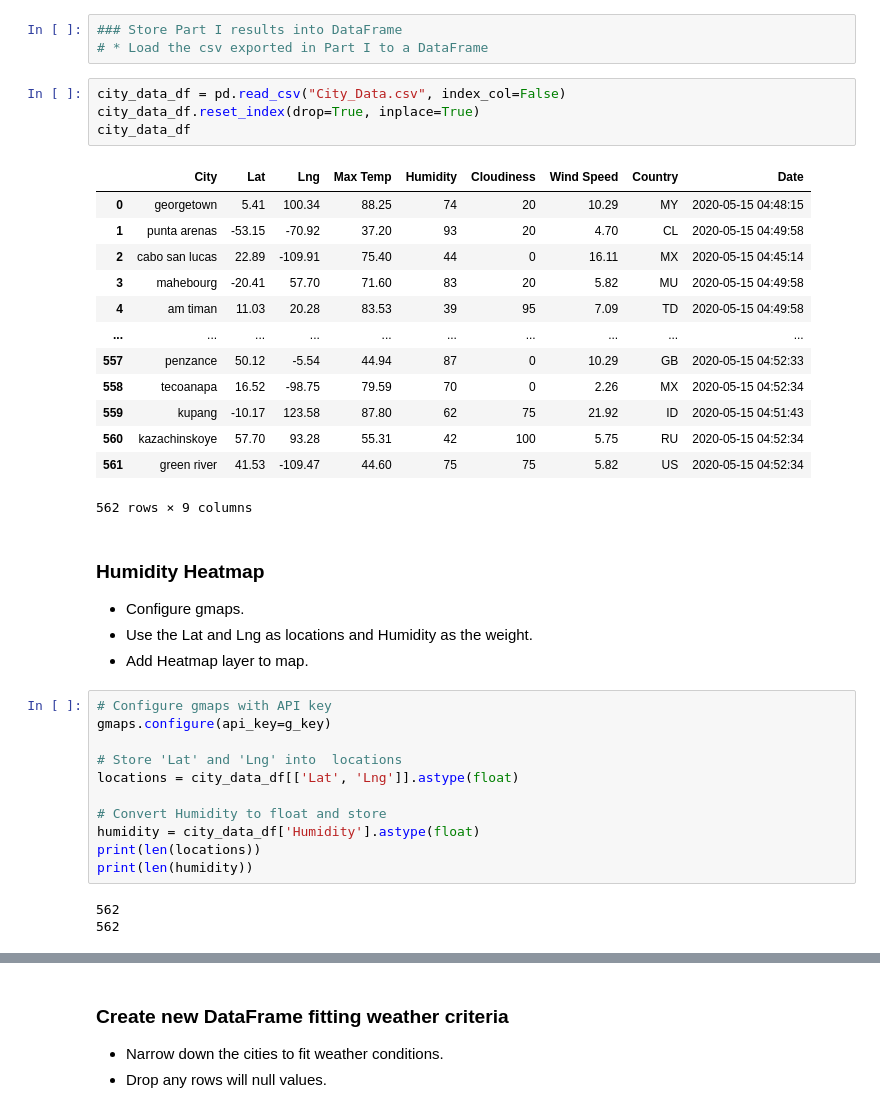
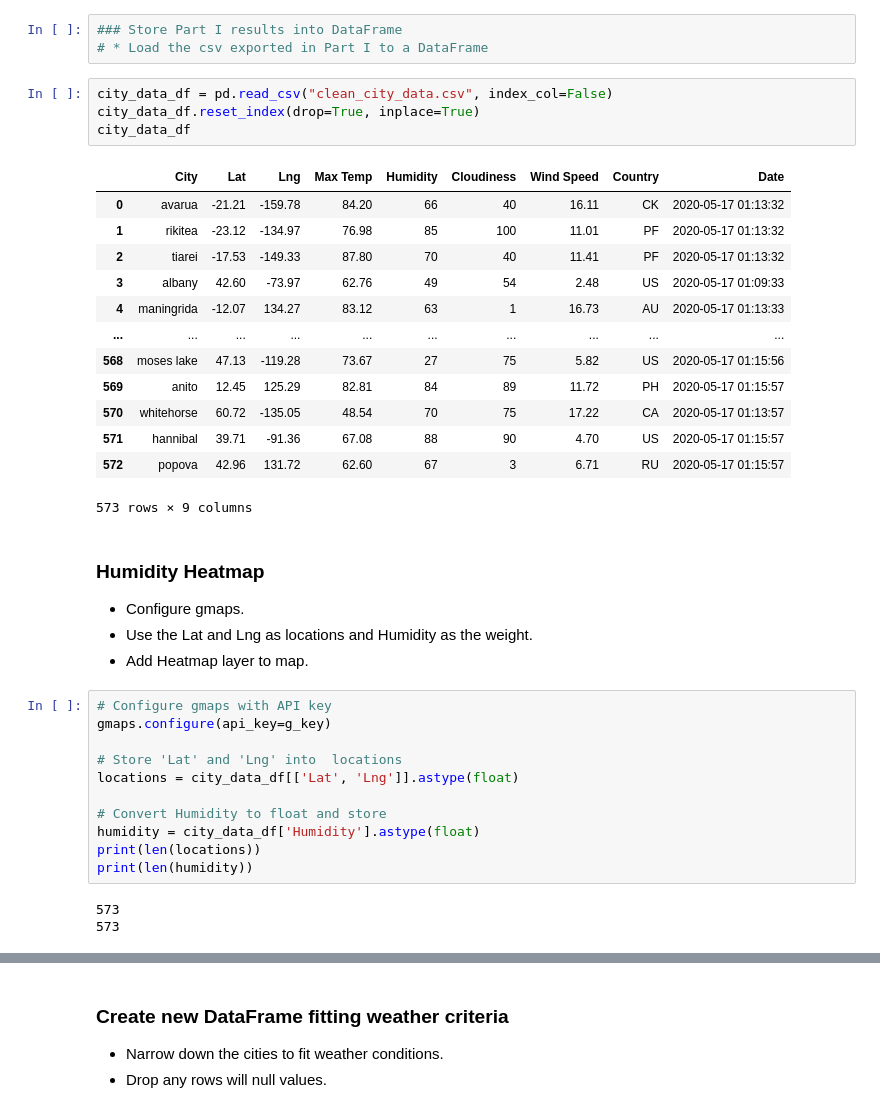
Before and after one commit to analyst-dave/HW6-API, a Jupyter notebook: VacationPy.ipynb, the cells around one changed output, grey strips where cells are left out. Saved outputs shown, nothing was run; the diff lists cells and outputs as text.

```diff
--- a/VacationPy.ipynb
+++ b/VacationPy.ipynb
@@ -21,23 +21,23 @@ from api_keys import g_key
 ### Store Part I results into DataFrame
 # * Load the csv exported in Part I to a DataFrame
 # %%
-city_data_df = pd.read_csv("City_Data.csv", index_col=False)
+city_data_df = pd.read_csv("clean_city_data.csv", index_col=False)
 city_data_df.reset_index(drop=True, inplace=True)
 city_data_df
 # %% [output]
 |  | City | Lat | Lng | Max Temp | Humidity | Cloudiness | Wind Speed | Country | Date |
-| 0 | georgetown | 5.41 | 100.34 | 88.25 | 74 | 20 | 10.29 | MY | 2020-05-15 04:48:15 |
-| 1 | punta arenas | -53.15 | -70.92 | 37.20 | 93 | 20 | 4.70 | CL | 2020-05-15 04:49:58 |
-| 2 | cabo san lucas | 22.89 | -109.91 | 75.40 | 44 | 0 | 16.11 | MX | 2020-05-15 04:45:14 |
-| 3 | mahebourg | -20.41 | 57.70 | 71.60 | 83 | 20 | 5.82 | MU | 2020-05-15 04:49:58 |
-| 4 | am timan | 11.03 | 20.28 | 83.53 | 39 | 95 | 7.09 | TD | 2020-05-15 04:49:58 |
+| 0 | avarua | -21.21 | -159.78 | 84.20 | 66 | 40 | 16.11 | CK | 2020-05-17 01:13:32 |
+| 1 | rikitea | -23.12 | -134.97 | 76.98 | 85 | 100 | 11.01 | PF | 2020-05-17 01:13:32 |
+| 2 | tiarei | -17.53 | -149.33 | 87.80 | 70 | 40 | 11.41 | PF | 2020-05-17 01:13:32 |
+| 3 | albany | 42.60 | -73.97 | 62.76 | 49 | 54 | 2.48 | US | 2020-05-17 01:09:33 |
+| 4 | maningrida | -12.07 | 134.27 | 83.12 | 63 | 1 | 16.73 | AU | 2020-05-17 01:13:33 |
 | ... | ... | ... | ... | ... | ... | ... | ... | ... | ... |
-| 557 | penzance | 50.12 | -5.54 | 44.94 | 87 | 0 | 10.29 | GB | 2020-05-15 04:52:33 |
-| 558 | tecoanapa | 16.52 | -98.75 | 79.59 | 70 | 0 | 2.26 | MX | 2020-05-15 04:52:34 |
-| 559 | kupang | -10.17 | 123.58 | 87.80 | 62 | 75 | 21.92 | ID | 2020-05-15 04:51:43 |
-| 560 | kazachinskoye | 57.70 | 93.28 | 55.31 | 42 | 100 | 5.75 | RU | 2020-05-15 04:52:34 |
-| 561 | green river | 41.53 | -109.47 | 44.60 | 75 | 75 | 5.82 | US | 2020-05-15 04:52:34 |
+| 568 | moses lake | 47.13 | -119.28 | 73.67 | 27 | 75 | 5.82 | US | 2020-05-17 01:15:56 |
+| 569 | anito | 12.45 | 125.29 | 82.81 | 84 | 89 | 11.72 | PH | 2020-05-17 01:15:57 |
+| 570 | whitehorse | 60.72 | -135.05 | 48.54 | 70 | 75 | 17.22 | CA | 2020-05-17 01:13:57 |
+| 571 | hannibal | 39.71 | -91.36 | 67.08 | 88 | 90 | 4.70 | US | 2020-05-17 01:15:57 |
+| 572 | popova | 42.96 | 131.72 | 62.60 | 67 | 3 | 6.71 | RU | 2020-05-17 01:15:57 |
-562 rows × 9 columns
+573 rows × 9 columns
 # %% [markdown]
 ### Humidity Heatmap
 * Configure gmaps.
@@ -55,7 +55,7 @@ humidity = city_data_df['Humidity'].astype(float)
 print(len(locations))
 print(len(humidity))
 # %% [output]
-562
-562
+573
+573
 # %%
 # Create a poverty Heatmap layer
```
Also changed, not shown: parts of 5 cells of this notebook, 2 other files.
